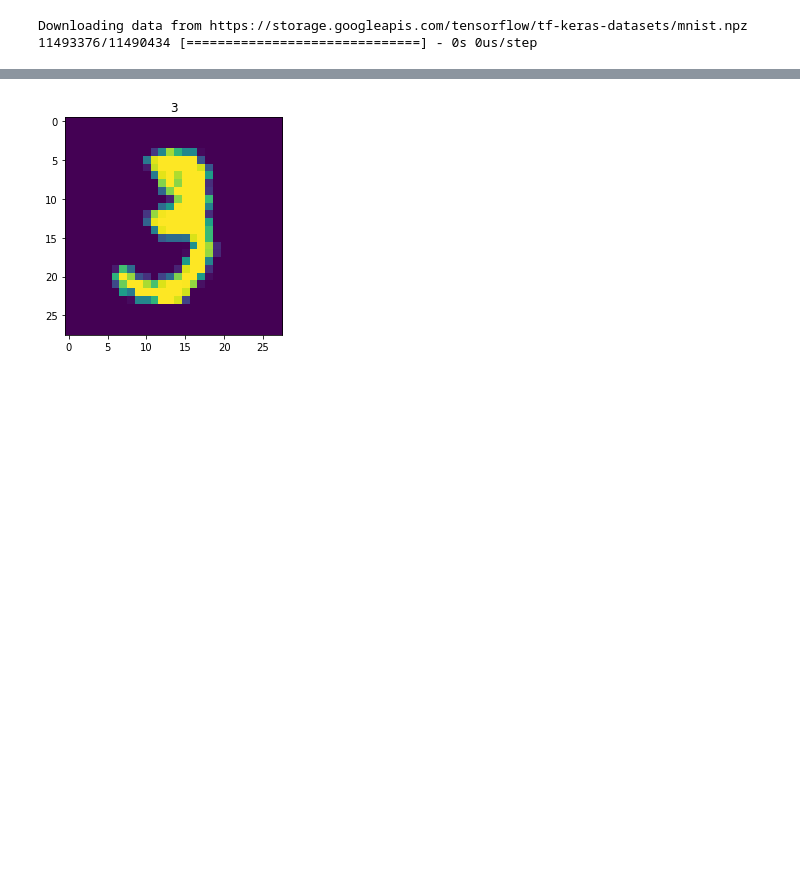
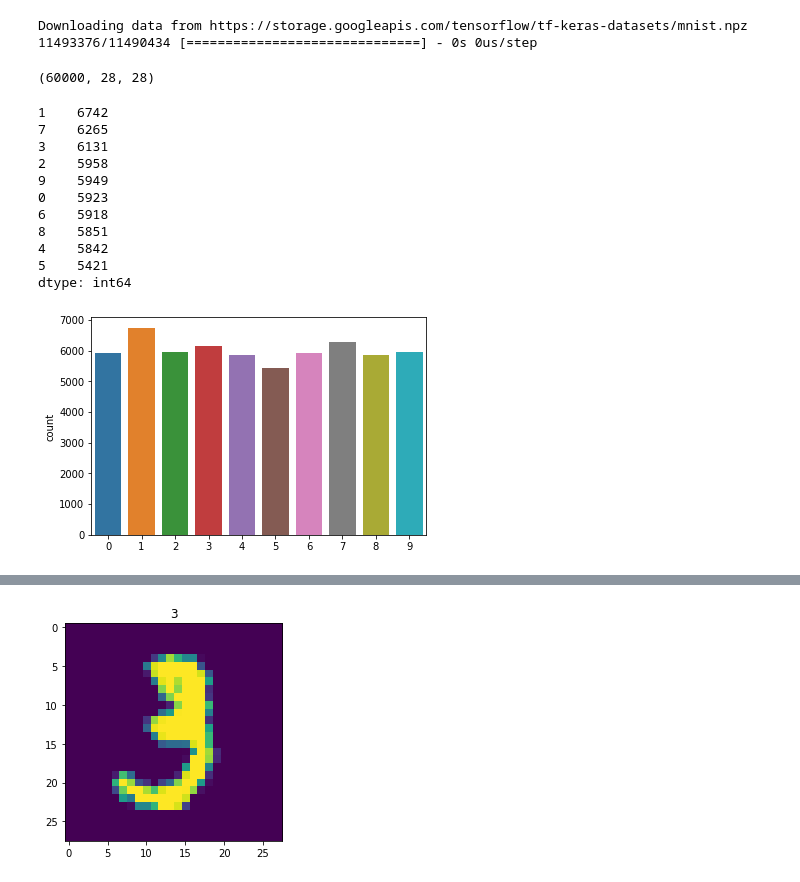
Before and after one commit to Atharva-77/ML-Kaggle--Projects-Datasets, a Jupyter notebook: MNIST/MNIST.ipynb, the cells around one changed output, grey strips where cells are left out. Saved outputs shown, nothing was run; the diff lists cells and outputs as text; code cells hidden in the pictures; blank space fills up the shorter version.

Commit message:
Added graph at start, 2 links

```diff
--- a/MNIST/MNIST.ipynb
+++ b/MNIST/MNIST.ipynb
@@ -11,3 +13,25 @@ data=keras.datasets.mnist
 # %% [output]
 Downloading data from https://storage.googleapis.com/tensorflow/tf-keras-datasets/mnist.npz
 11493376/11490434 [==============================] - 0s 0us/step
+# %%
+train_image.shape
+# %% [output]
+(60000, 28, 28)
+# %%
+sns.countplot(train_label)
+
+pd.Series(train_label).value_counts()
+#All have almost same distribution. So no imbalanced dataset
+# %% [output]
+1    6742
+7    6265
+3    6131
+2    5958
+9    5949
+0    5923
+6    5918
+8    5851
+4    5842
+5    5421
+dtype: int64
+[figure, added]
```
Also changed, not shown: parts of 19 cells of this notebook.
